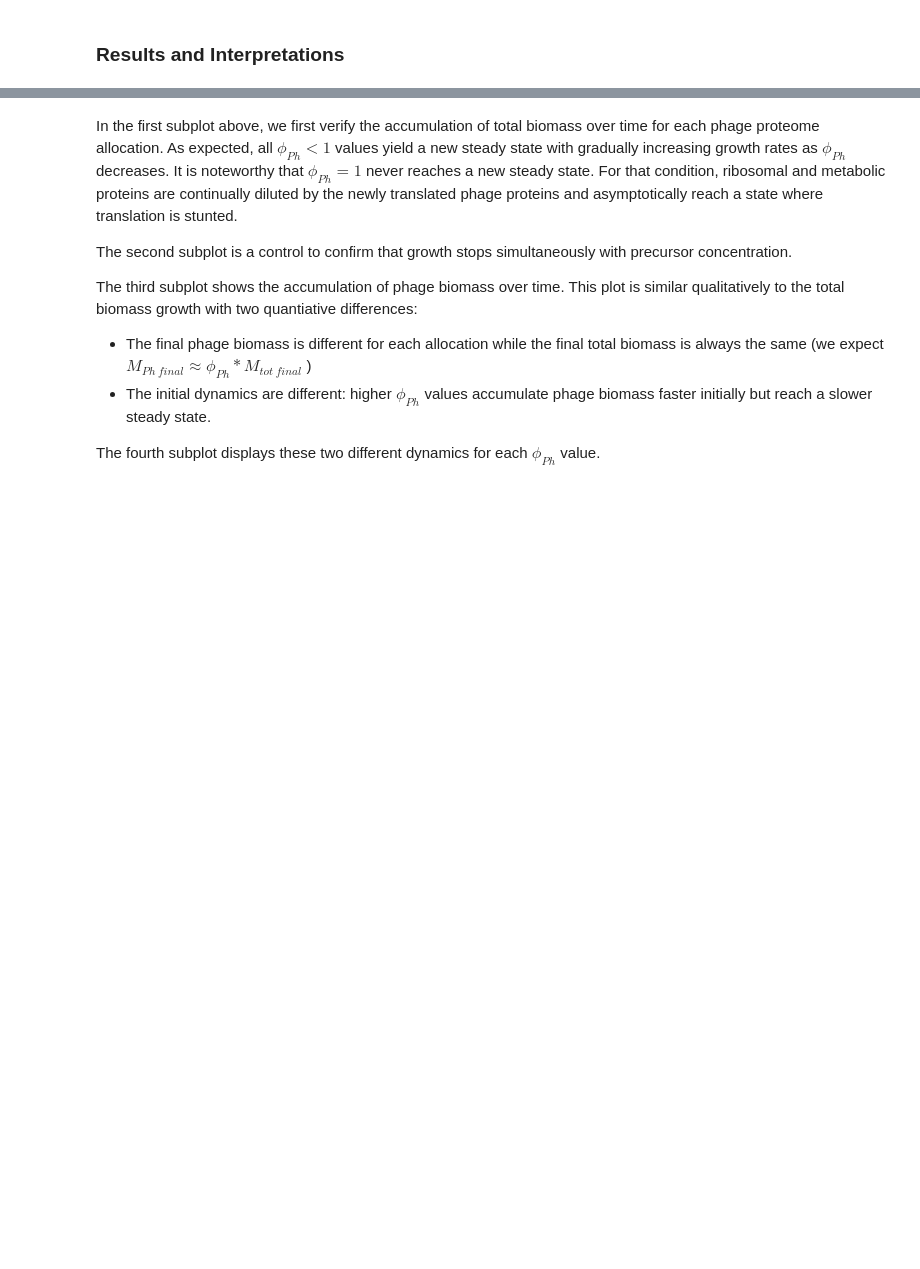
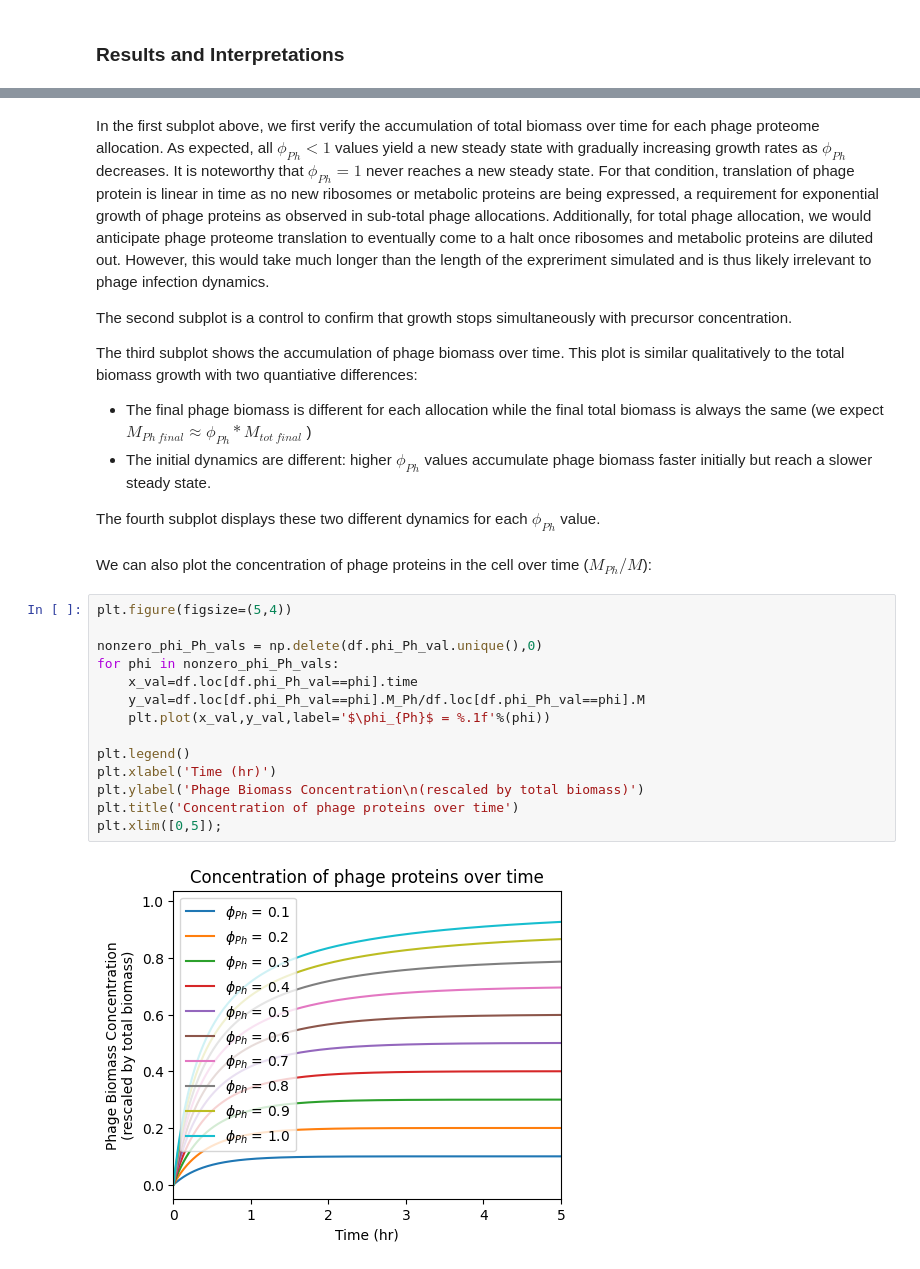
Before and after one commit to cremerlab/phage_allocation, a Jupyter notebook: experiments/exploratory/phage_allocation_exploration.ipynb, the cells around one changed output, grey strips where cells are left out. Saved outputs shown, nothing was run; the diff lists cells and outputs as text; blank space fills up the shorter version.

```diff
--- a/experiments/exploratory/phage_allocation_exploration.ipynb
+++ b/experiments/exploratory/phage_allocation_exploration.ipynb
@@ -135,5 +140,5 @@ plt.tight_layout()
 # %% [markdown]
-In the first subplot above, we first verify the accumulation of total biomass over time for each phage proteome allocation. As expected, all $\phi_{Ph} < 1$ values yield a new steady state with gradually increasing growth rates as $\phi_{Ph}$ decreases. It is noteworthy that $\phi_{Ph} = 1$ never reaches a new steady state. For that condition, ribosomal and metabolic proteins are continually diluted by the newly translated phage proteins and asymptotically reach a state where translation is stunted.
+In the first subplot above, we first verify the accumulation of total biomass over time for each phage proteome allocation. As expected, all $\phi_{Ph} < 1$ values yield a new steady state with gradually increasing growth rates as $\phi_{Ph}$ decreases. It is noteworthy that $\phi_{Ph} = 1$ never reaches a new steady state. For that condition, translation of phage protein is linear in time as no new ribosomes or metabolic proteins are being expressed, a requirement for exponential growth of phage proteins as observed in sub-total phage allocations. Additionally, for total phage allocation, we would anticipate phage proteome translation to eventually come to a halt once ribosomes and metabolic proteins are diluted out. However, this would take much longer than the length of the expreriment simulated and is thus likely irrelevant to phage infection dynamics.
 
 The second subplot is a control to confirm that growth stops simultaneously with precursor concentration.
 
@@ -142,3 +147,21 @@ The third subplot shows the accumulation of phage biomass over time. This plot i
 - The initial dynamics are different: higher $\phi_{Ph}$ values accumulate phage biomass faster initially but reach a slower steady state.
 
 The fourth subplot displays these two different dynamics for each $\phi_{Ph}$ value.
+# %% [markdown]
+We can also plot the concentration of phage proteins in the cell over time ($M_{Ph}/M$):
+# %%
+plt.figure(figsize=(5,4))
+
+nonzero_phi_Ph_vals = np.delete(df.phi_Ph_val.unique(),0)
+for phi in nonzero_phi_Ph_vals:
+    x_val=df.loc[df.phi_Ph_val==phi].time
+    y_val=df.loc[df.phi_Ph_val==phi].M_Ph/df.loc[df.phi_Ph_val==phi].M
+    plt.plot(x_val,y_val,label='$\phi_{Ph}$ = %.1f'%(phi))
+
+plt.legend()
+plt.xlabel('Time (hr)')
+plt.ylabel('Phage Biomass Concentration\n(rescaled by total biomass)')
+plt.title('Concentration of phage proteins over time')
+plt.xlim([0,5]);
+# %% [output]
+[figure, added]
```
Also changed, not shown: parts of 13 cells of this notebook.
